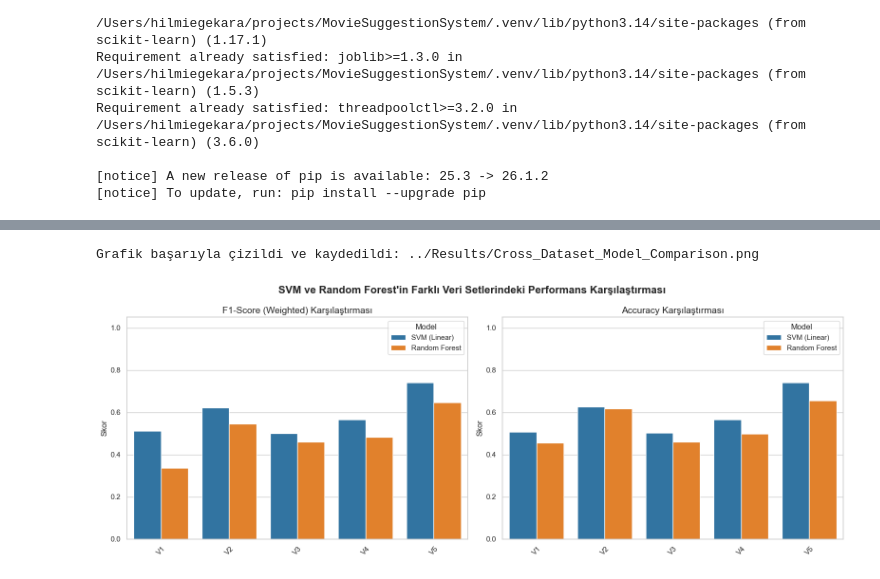
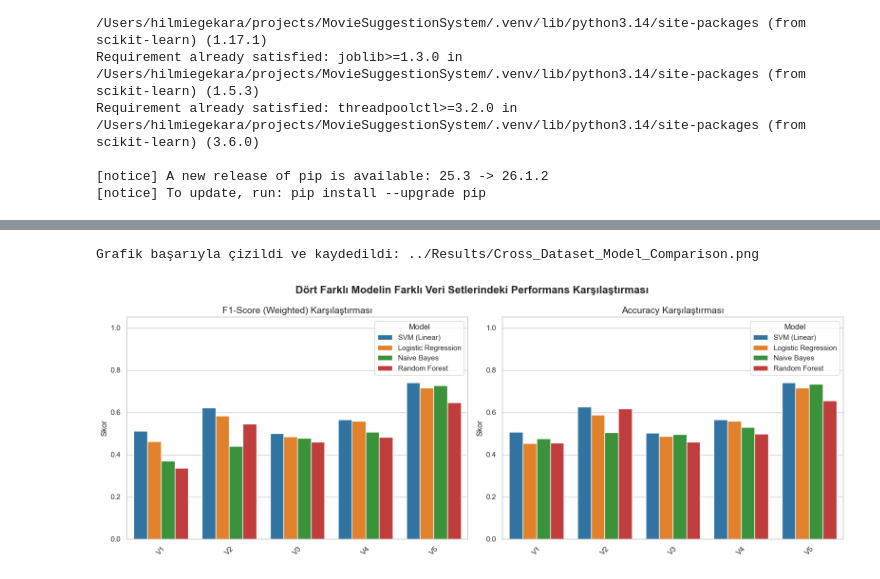
Before and after one commit to YazGel-2/MovieSuggestionSystem, a Jupyter notebook: Algorithms/train-3.ipynb, the cells around one changed output, grey strips where cells are left out. Saved outputs shown, nothing was run; the diff lists cells and outputs as text; code cells hidden in the pictures.

```diff
--- a/Algorithms/train-3.ipynb
+++ b/Algorithms/train-3.ipynb
@@ -33,7 +33,7 @@ nltk.download('averaged_perceptron_tagger_eng', quiet=True)
 nltk.download('omw-1.4', quiet=True)
 
 print("Veri okunuyor...")
-df = pd.read_csv("../ModifiedDataSets/MovieReviews_Version5.csv")
+df = pd.read_csv("../ModifiedDataSets/MovieReviews_Oversampled.csv")
 
 stop_words = set(stopwords.words('english'))
 lemmatizer = WordNetLemmatizer()
@@ -197,11 +193,13 @@ csv_files = {
 
 all_data = []
 
+hedef_modeller = ['SVM (Linear)', 'Random Forest', 'Naive Bayes', 'Logistic Regression']
+
 for dataset_name, file_path in csv_files.items():
     if os.path.exists(file_path):
         df = pd.read_csv(file_path)
 
-        df_filtered = df[df['Model'].isin(['SVM (Linear)', 'Random Forest'])].copy()
+        df_filtered = df[df['Model'].isin(hedef_modeller)].copy()
 
         df_filtered['Dataset'] = dataset_name
         all_data.append(df_filtered)
@@ -210,34 +208,37 @@ for dataset_name, file_path in csv_files.items():
 
 if all_data:
     combined_df = pd.concat(all_data, ignore_index=True)
 
     sns.set_theme(style="whitegrid")
     fig, axes = plt.subplots(1, 2, figsize=(16, 6))
-    fig.suptitle("SVM ve Random Forest'in Farklı Veri Setlerindeki Performans Karşılaştırması", fontsize=16, fontweight='bold')
 
-    sns.barplot(data=combined_df, x='Dataset', y='F1-Score', hue='Model', ax=axes[0], palette=['#1f77b4', '#ff7f0e'])
+    fig.suptitle("Dört Farklı Modelin Farklı Veri Setlerindeki Performans Karşılaştırması", fontsize=16, fontweight='bold')
+
+    renk_paleti = ['#1f77b4', '#ff7f0e', '#2ca02c', '#d62728']
+
+    sns.barplot(data=combined_df, x='Dataset', y='F1-Score', hue='Model', ax=axes[0], palette=renk_paleti)
     axes[0].set_title('F1-Score (Weighted) Karşılaştırması', fontsize=14)
     axes[0].set_ylim(0, 1.05)
     axes[0].tick_params(axis='x', rotation=45)
     axes[0].set_xlabel('')
     axes[0].set_ylabel('Skor')
 
-    sns.barplot(data=combined_df, x='Dataset', y='Accuracy', hue='Model', ax=axes[1], palette=['#1f77b4', '#ff7f0e'])
+    sns.barplot(data=combined_df, x='Dataset', y='Accuracy', hue='Model', ax=axes[1], palette=renk_paleti)
     axes[1].set_title('Accuracy Karşılaştırması', fontsize=14)
     axes[1].set_ylim(0, 1.05)
     axes[1].tick_params(axis='x', rotation=45)
     axes[1].set_xlabel('')
     axes[1].set_ylabel('Skor')
 
     plt.tight_layout()
 
     save_path = "../Results/Cross_Dataset_Model_Comparison.png"
     plt.savefig(save_path, bbox_inches='tight')
     print(f"Grafik başarıyla çizildi ve kaydedildi: {save_path}")
 
     plt.show()
 else:
     print("Çizilecek veri bulunamadı. Lütfen 'csv_files' içerisindeki dosya yollarını kontrol edin.")
 # %% [output]
 Grafik başarıyla çizildi ve kaydedildi: ../Results/Cross_Dataset_Model_Comparison.png
-[figure, old version]
+[figure, new version]
```
Also changed, not shown: parts of 4 cells of this notebook, 5 other files.
